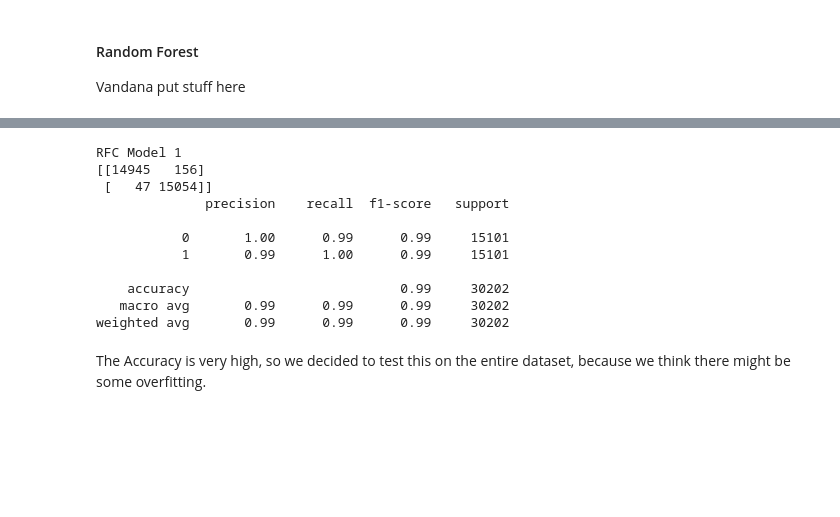
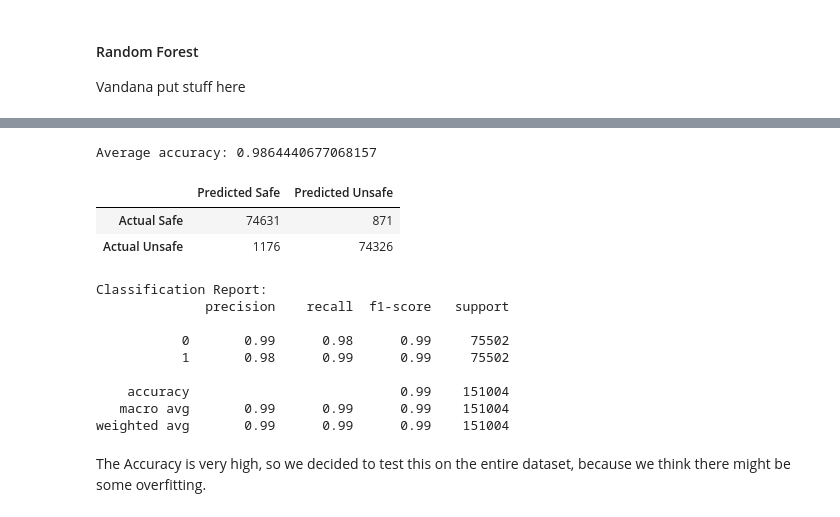
Before and after one commit to ayaabdelgawad/categorize-viruses, a Jupyter notebook: mal-classifier.ipynb, the cells around one changed output, grey strips where cells are left out. Saved outputs shown, nothing was run; the diff lists cells and outputs as text; code cells hidden in the pictures; blank space fills up the shorter version.

```diff
--- a/mal-classifier.ipynb
+++ b/mal-classifier.ipynb
@@ -371,9 +407,11 @@ num_legit = (data['legitimate'] == 1).sum()
 num_malicious = (data['legitimate'] == 0).sum()
 
 deep_copy_data = data.copy()
-random_pruned_data = deep_copy_data.groupby("legitimate").sample(n=75502, random_state=2)
-labels = random_pruned_data["legitimate"]
-features = random_pruned_data.drop(columns = ["legitimate", 'OSVersion'])
+random_pruned_data = deep_copy_data.groupby("legitimate").sample(n=num_legit, random_state=2)
 
 num_legit = (random_pruned_data['legitimate'] == 1).sum()
 num_malicious = (random_pruned_data['legitimate'] == 0).sum()
+print ("Percent Malicious:", num_malicious / len (random_pruned_data))
+print ("Percent Safe:", num_legit / len (random_pruned_data))
+
+random_pruned_data = pd.get_dummies(random_pruned_data, columns=['SubsystemVersion','OSVersion'], drop_first=True)
@@ -438,0 +421,8 @@ Name: legitimate, dtype: int64
+# %%
+# Get 151,004 data points with balanced classes
+features = random_pruned_data.copy()
+labels = features.pop('legitimate')
+print(features.shape)
+print(labels.shape)
+print(labels.value_counts())
+#print(features.head())
@@ -452,17 +445,12 @@ of the RFC model.
 # %%
-def make_RFC(data_X, data_Y, param_grid):
+def make_RFC(features, labels, param_grid,score):
     # Create RFC object
     rfc = RandomForestClassifier()
 
     start = time.time()
     print("start")
-    grid_search = GridSearchCV(rfc, param_grid, cv=5, scoring='accuracy')
-    grid_search.fit(data_X, data_Y)
+    grid_search = GridSearchCV(rfc, param_grid, cv=5, scoring=score)
+    grid_search.fit(features,labels)
     print(grid_search.best_params_)
     print(grid_search.best_score_)
-
-    score = cross_val_score(grid_search, data_X, data_Y, cv=5)
-    print("Accuracy:", score.mean()*100)
-    end = time.time()
-    print("end: ", end-start)
     return grid_search
@@ -475,12 +464,11 @@ param_grid = {
         'max_depth': [10,20,30],
 }
 
-
 # Create RFC Model
-rfc_model_1 = make_RFC(train_X, train_Y, param_grid)
+rfc_model_1 = make_RFC(features,labels, param_grid,score)
 # Save model
-filename = 'rfc_model_1.sav'
-pickle.dump(rfc_model_1, open(filename, 'wb'))
+#filename = 'rfc_model_1.sav'
+#pickle.dump(rfc_model_1, open(filename, 'wb'))
 # %% [output]
 start
 {'criterion': 'gini', 'max_depth': 30, 'n_estimators': 100}
@@ -490,28 +476,23 @@ end:  1275.888631105423
-# %%
-# Load Model
-loaded_model = pickle.load(open(filename, 'rb'))
-# Predict test data
-result = loaded_model.predict(test_X)
-predictions = pd.DataFrame(result)
-predictions.rename(columns = {0:'prediction'}, inplace = True)
-# Print results
-print("RFC Model 1")
-conf_matrix = confusion_matrix(test_Y, predictions)
-print(conf_matrix)
-cf_report = classification_report(test_Y, predictions)
-print(cf_report)
-# %% [output]
-RFC Model 1
-[[14945   156]
- [   47 15054]]
-              precision    recall  f1-score   support
-
-           0       1.00      0.99      0.99     15101
-           1       0.99      1.00      0.99     15101
-
-    accuracy                           0.99     30202
-   macro avg       0.99      0.99      0.99     30202
-weighted avg       0.99      0.99      0.99     30202
+# %%
+pred = cross_val_predict(rfc_model_1, features, labels, cv=5)
+print ("Average accuracy:", accuracy_score (labels, pred))
+print_confusion_matrix (*confusion_matrix (labels, pred).ravel ())
+print ("Classification Report:")
+print (classification_report (labels, pred))
+# %% [output]
+Average accuracy: 0.9864440677068157
+|  | Predicted Safe | Predicted Unsafe |
+| Actual Safe | 74631 | 871 |
+| Actual Unsafe | 1176 | 74326 |
+Classification Report:
+              precision    recall  f1-score   support
+
+           0       0.99      0.98      0.99     75502
+           1       0.98      0.99      0.99     75502
+
+    accuracy                           0.99    151004
+   macro avg       0.99      0.99      0.99    151004
+weighted avg       0.99      0.99      0.99    151004
 # %% [markdown]
 The Accuracy is very high, so we decided to test this on the entire dataset,
 because we think there might be some overfitting.
```
Also changed, not shown: parts of 28 cells of this notebook, 4 other files.
